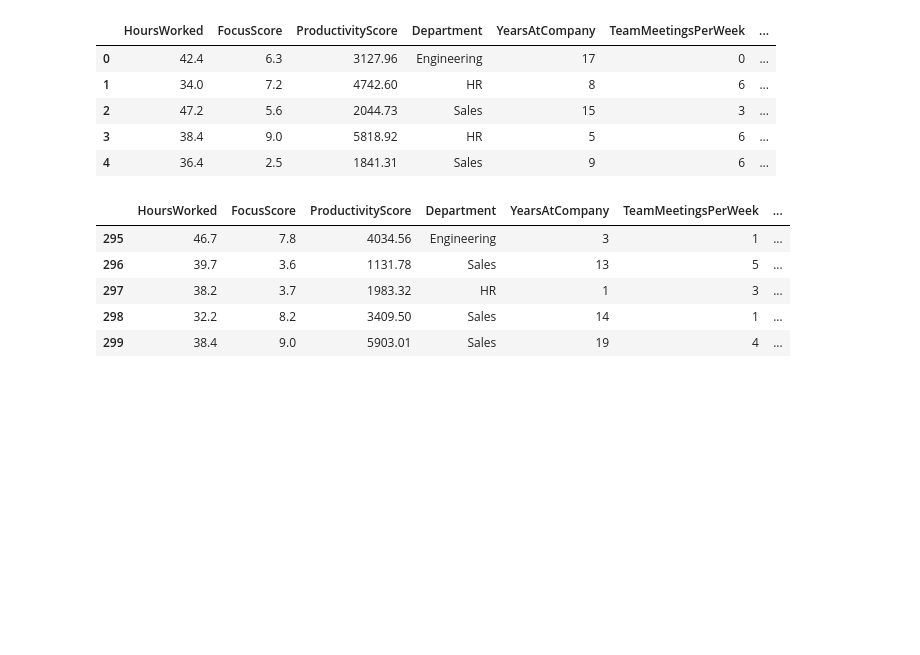
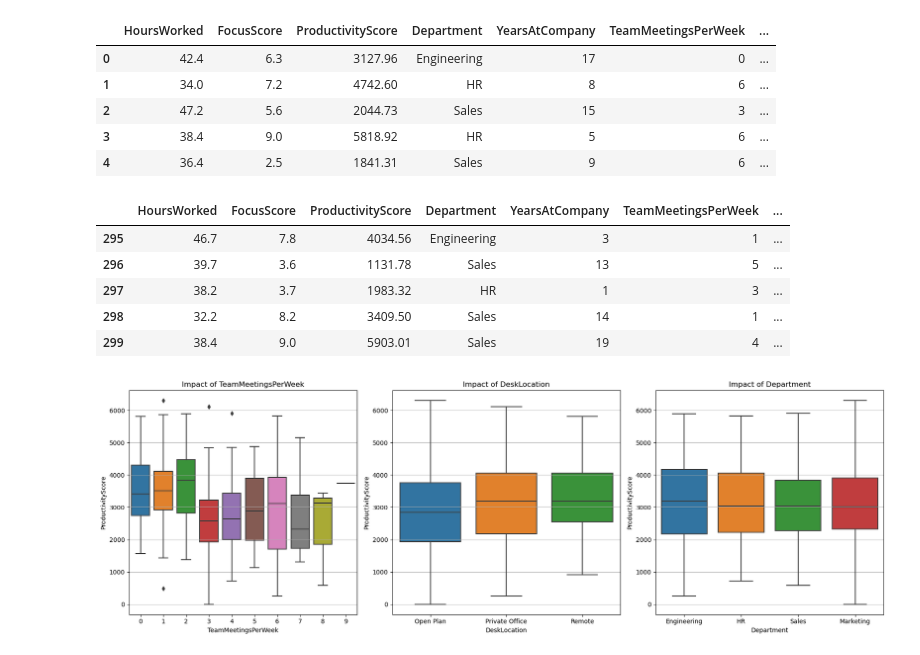
Before and after one commit to Umbretemp/Data_Visualization_And_Modeling, a Jupyter notebook: Lab/3.3 Visualizing Relationships Between Quantitative Features Lab-Copy1.ipynb, the cells around one changed output. Saved outputs shown, nothing was run; the diff lists cells and outputs as text; code cells hidden in the pictures; blank space fills up the shorter version.

```diff
--- a/Lab/3.3 Visualizing Relationships Between Quantitative Features Lab-Copy1.ipynb
+++ b/Lab/3.3 Visualizing Relationships Between Quantitative Features Lab-Copy1.ipynb
@@ -41,3 +52,18 @@ productivity_df.tail()
 | 297 | 38.2 | 3.7 | 1983.32 | HR | 1 | 3 | ... |
 | 298 | 32.2 | 8.2 | 3409.50 | Sales | 14 | 1 | ... |
 | 299 | 38.4 | 9.0 | 5903.01 | Sales | 19 | 4 | ... |
+# %%
+other_features = ['TeamMeetingsPerWeek', 'DeskLocation', 'Department']
+
+plt.figure(figsize=(18, 6))
+
+for i, feature in enumerate(other_features):
+    plt.subplot(1, 3, i+1)
+    sns.boxplot(x=feature, y='ProductivityScore', data=productivity_df)
+    plt.title(f'Impact of {feature}')
+    plt.grid(True, axis='y')
+
+plt.tight_layout()
+plt.show()
+# %% [output]
+[figure, added]
```
Also changed, not shown: parts of 8 cells of this notebook, 1 other file.
